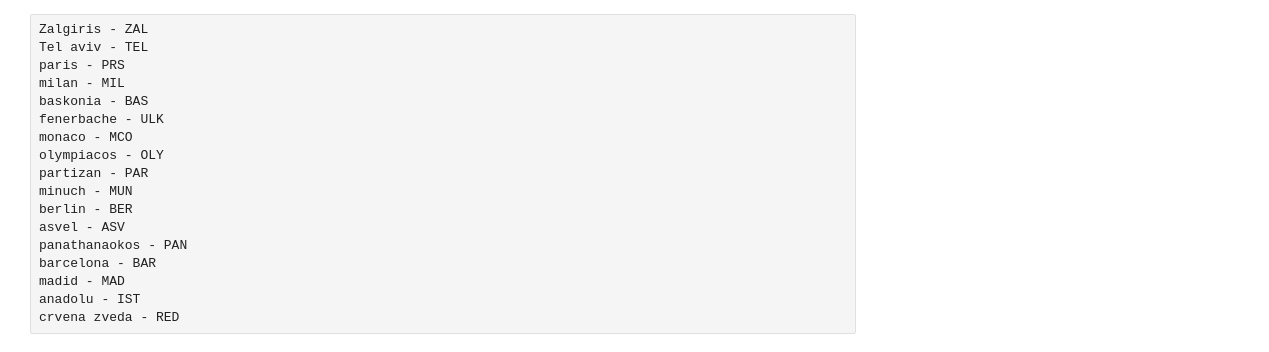
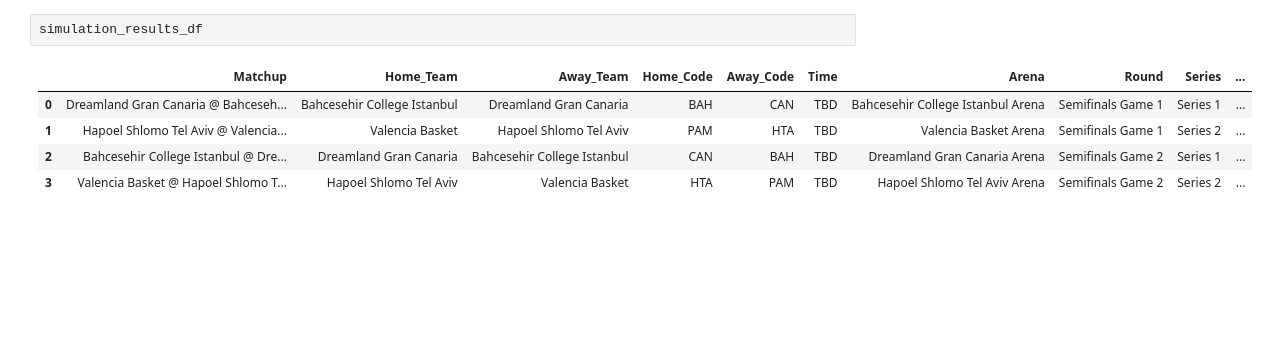
Before and after one commit to willhanley11/EuroLeague-Model, a Jupyter notebook: Untitled.ipynb, the cells around one changed output. Saved outputs shown, nothing was run; the diff lists cells and outputs as text; blank space fills up the shorter version.

```diff
--- a/Untitled.ipynb
+++ b/Untitled.ipynb
@@ -86,18 +2667,8 @@ NameError: name 'Zalgiris' is not defined
 # %%
-Zalgiris - ZAL
-Tel aviv - TEL
-paris - PRS
-milan - MIL
-baskonia - BAS
-fenerbache - ULK
-monaco - MCO
-olympiacos - OLY
-partizan - PAR
-minuch - MUN
-berlin - BER
-asvel - ASV
-panathanaokos - PAN
-barcelona - BAR
-madid - MAD
-anadolu - IST
-crvena zveda - RED
+simulation_results_df
+# %% [output]
+|  | Matchup | Home_Team | Away_Team | Home_Code | Away_Code | Time | Arena | Round | Series | ... |
+| 0 | Dreamland Gran Canaria @ Bahceseh... | Bahcesehir College Istanbul | Dreamland Gran Canaria | BAH | CAN | TBD | Bahcesehir College Istanbul Arena | Semifinals Game 1 | Series 1 | ... |
+| 1 | Hapoel Shlomo Tel Aviv @ Valencia... | Valencia Basket | Hapoel Shlomo Tel Aviv | PAM | HTA | TBD | Valencia Basket Arena | Semifinals Game 1 | Series 2 | ... |
+| 2 | Bahcesehir College Istanbul @ Dre... | Dreamland Gran Canaria | Bahcesehir College Istanbul | CAN | BAH | TBD | Dreamland Gran Canaria Arena | Semifinals Game 2 | Series 1 | ... |
+| 3 | Valencia Basket @ Hapoel Shlomo T... | Hapoel Shlomo Tel Aviv | Valencia Basket | HTA | PAM | TBD | Hapoel Shlomo Tel Aviv Arena | Semifinals Game 2 | Series 2 | ... |
```
Also changed, not shown: parts of 3 cells of this notebook, 4 other files.
